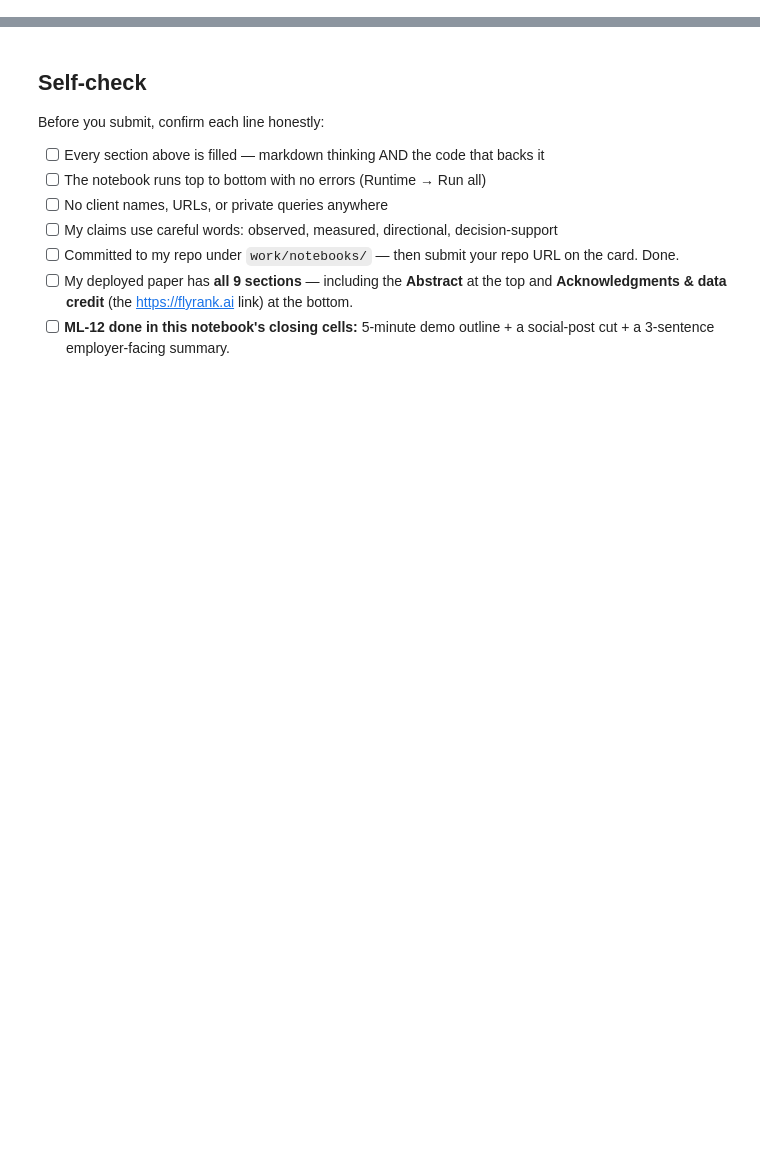
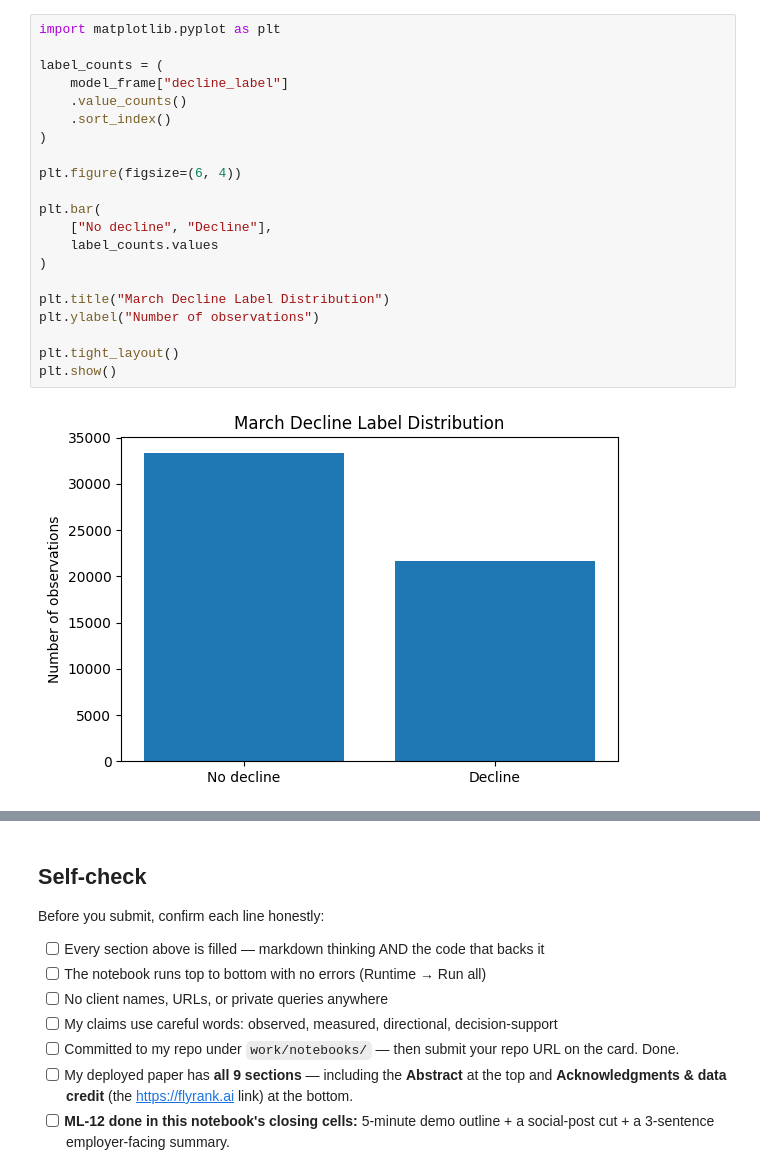
Before and after one commit to karthik-srivathsa-05/flyrank-ai, a Jupyter notebook: work/notebooks/capstone.ipynb, the cells around one changed output, grey strips where cells are left out. Saved outputs shown, nothing was run; the diff lists cells and outputs as text; blank space fills up the shorter version.

```diff
--- a/work/notebooks/capstone.ipynb
+++ b/work/notebooks/capstone.ipynb
@@ -36,0 +1304,23 @@ This skeleton is yours to fill. Work the sections **in order** — each one has
+# %%
+import matplotlib.pyplot as plt
+
+label_counts = (
+    model_frame["decline_label"]
+    .value_counts()
+    .sort_index()
+)
+
+plt.figure(figsize=(6, 4))
+
+plt.bar(
+    ["No decline", "Decline"],
+    label_counts.values
+)
+
+plt.title("March Decline Label Distribution")
+plt.ylabel("Number of observations")
+
+plt.tight_layout()
+plt.show()
+# %% [output]
+[figure, added]
```
Also changed, not shown: parts of 49 cells of this notebook.
